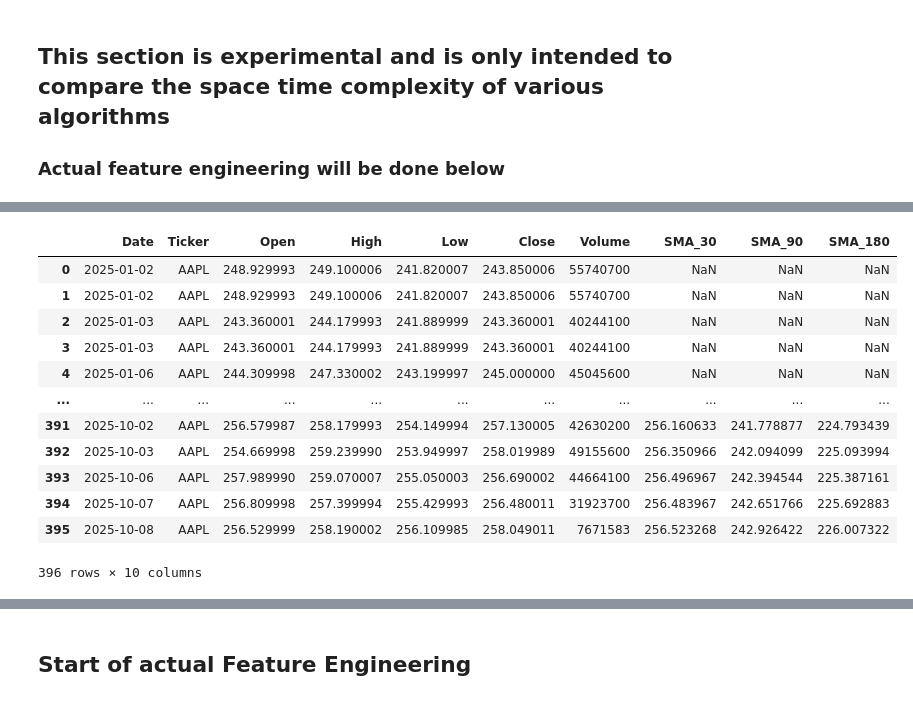
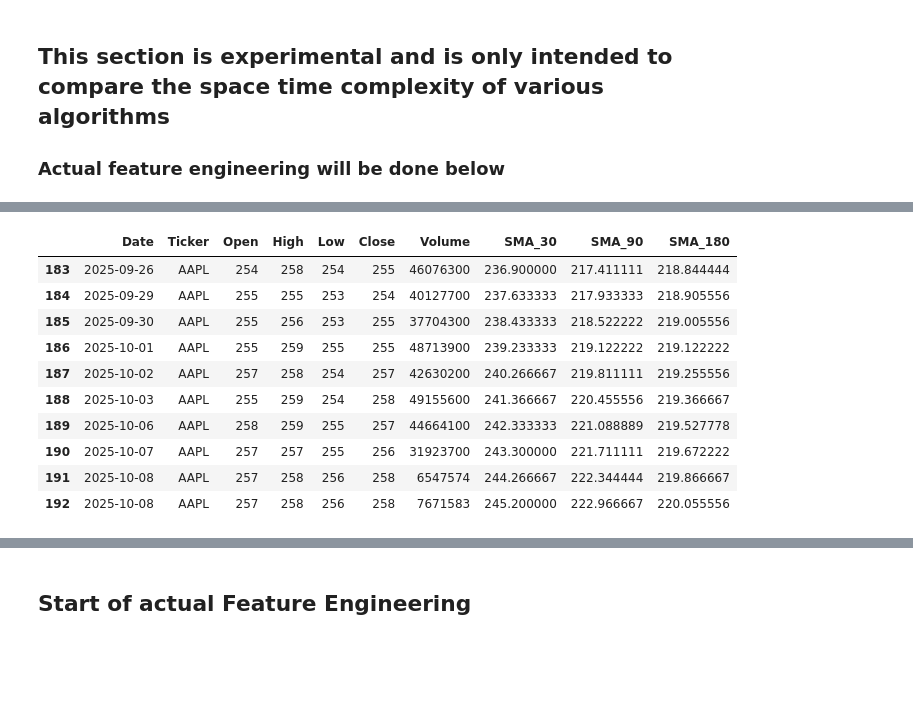
Before and after one commit to YoinkOURcode/SIT_ICT1002, a Jupyter notebook: data/data_wrangling.ipynb, the cells around one changed output, grey strips where cells are left out. Cells and saved outputs as stored; diff of their text form; code cells hidden in the pictures; blank space fills up the shorter version.

```diff
--- a/data/data_wrangling.ipynb
+++ b/data/data_wrangling.ipynb
@@ -85,9 +101,11 @@ def read_filtered_csvs(file_paths, chunksize=100000, min_year = 2025, max_year =
     and returns a single combined DataFrame.
     """
     combined_chunks = []  # list to store filtered chunks
+    hloc_cols = ["High", "Low", "Open", "Close"]
+    converters = {col: lambda x: round(float(x)) for col in hloc_cols}
 
     for path in file_paths:
-        for chunk in pd.read_csv(path, parse_dates=['Date'], chunksize=chunksize, usecols= lambda x: x not in ["Adj Close"]):
+        for chunk in pd.read_csv(path, parse_dates=['Date'], chunksize=chunksize, usecols= lambda x: x not in ["Adj Close"], converters=converters):
             filtered_chunk = chunk[(chunk['Date'].dt.year >= min_year) & (chunk['Date'].dt.year <= max_year)] # Filter rows where year > 2024
             if not filtered_chunk.empty:
                 combined_chunks.append(filtered_chunk)
@@ -96,5 +114,5 @@ def read_filtered_csvs(file_paths, chunksize=100000, min_year = 2025, max_year =
     combined_df = pd.concat(combined_chunks, ignore_index=True)
     return combined_df
 
-combined_df = read_filtered_csvs(file_paths)
+combined_df = read_filtered_csvs(file_paths).drop_duplicates().reset_index(drop=True)
 # %% [output]
@@ -218,19 +249,17 @@ IndexError: list index out of range
 # %%
-test_df
+test_df.tail(10)
 # %% [output]
 |  | Date | Ticker | Open | High | Low | Close | Volume | SMA_30 | SMA_90 | SMA_180 |
-| 0 | 2025-01-02 | AAPL | 248.929993 | 249.100006 | 241.820007 | 243.850006 | 55740700 | NaN | NaN | NaN |
-| 1 | 2025-01-02 | AAPL | 248.929993 | 249.100006 | 241.820007 | 243.850006 | 55740700 | NaN | NaN | NaN |
-| 2 | 2025-01-03 | AAPL | 243.360001 | 244.179993 | 241.889999 | 243.360001 | 40244100 | NaN | NaN | NaN |
-| 3 | 2025-01-03 | AAPL | 243.360001 | 244.179993 | 241.889999 | 243.360001 | 40244100 | NaN | NaN | NaN |
-| 4 | 2025-01-06 | AAPL | 244.309998 | 247.330002 | 243.199997 | 245.000000 | 45045600 | NaN | NaN | NaN |
-| ... | ... | ... | ... | ... | ... | ... | ... | ... | ... | ... |
-| 391 | 2025-10-02 | AAPL | 256.579987 | 258.179993 | 254.149994 | 257.130005 | 42630200 | 256.160633 | 241.778877 | 224.793439 |
-| 392 | 2025-10-03 | AAPL | 254.669998 | 259.239990 | 253.949997 | 258.019989 | 49155600 | 256.350966 | 242.094099 | 225.093994 |
-| 393 | 2025-10-06 | AAPL | 257.989990 | 259.070007 | 255.050003 | 256.690002 | 44664100 | 256.496967 | 242.394544 | 225.387161 |
-| 394 | 2025-10-07 | AAPL | 256.809998 | 257.399994 | 255.429993 | 256.480011 | 31923700 | 256.483967 | 242.651766 | 225.692883 |
-| 395 | 2025-10-08 | AAPL | 256.529999 | 258.190002 | 256.109985 | 258.049011 | 7671583 | 256.523268 | 242.926422 | 226.007322 |
+| 183 | 2025-09-26 | AAPL | 254 | 258 | 254 | 255 | 46076300 | 236.900000 | 217.411111 | 218.844444 |
+| 184 | 2025-09-29 | AAPL | 255 | 255 | 253 | 254 | 40127700 | 237.633333 | 217.933333 | 218.905556 |
+| 185 | 2025-09-30 | AAPL | 255 | 256 | 253 | 255 | 37704300 | 238.433333 | 218.522222 | 219.005556 |
+| 186 | 2025-10-01 | AAPL | 255 | 259 | 255 | 255 | 48713900 | 239.233333 | 219.122222 | 219.122222 |
+| 187 | 2025-10-02 | AAPL | 257 | 258 | 254 | 257 | 42630200 | 240.266667 | 219.811111 | 219.255556 |
+| 188 | 2025-10-03 | AAPL | 255 | 259 | 254 | 258 | 49155600 | 241.366667 | 220.455556 | 219.366667 |
+| 189 | 2025-10-06 | AAPL | 258 | 259 | 255 | 257 | 44664100 | 242.333333 | 221.088889 | 219.527778 |
+| 190 | 2025-10-07 | AAPL | 257 | 257 | 255 | 256 | 31923700 | 243.300000 | 221.711111 | 219.672222 |
+| 191 | 2025-10-08 | AAPL | 257 | 258 | 256 | 258 | 6547574 | 244.266667 | 222.344444 | 219.866667 |
+| 192 | 2025-10-08 | AAPL | 257 | 258 | 256 | 258 | 7671583 | 245.200000 | 222.966667 | 220.055556 |
-396 rows × 10 columns
 # %%
 uda = UpwardsDownwardsArray(test_df['Close'])
 # %%
```
Also changed, not shown: parts of 20 cells of this notebook, 12 other files.
